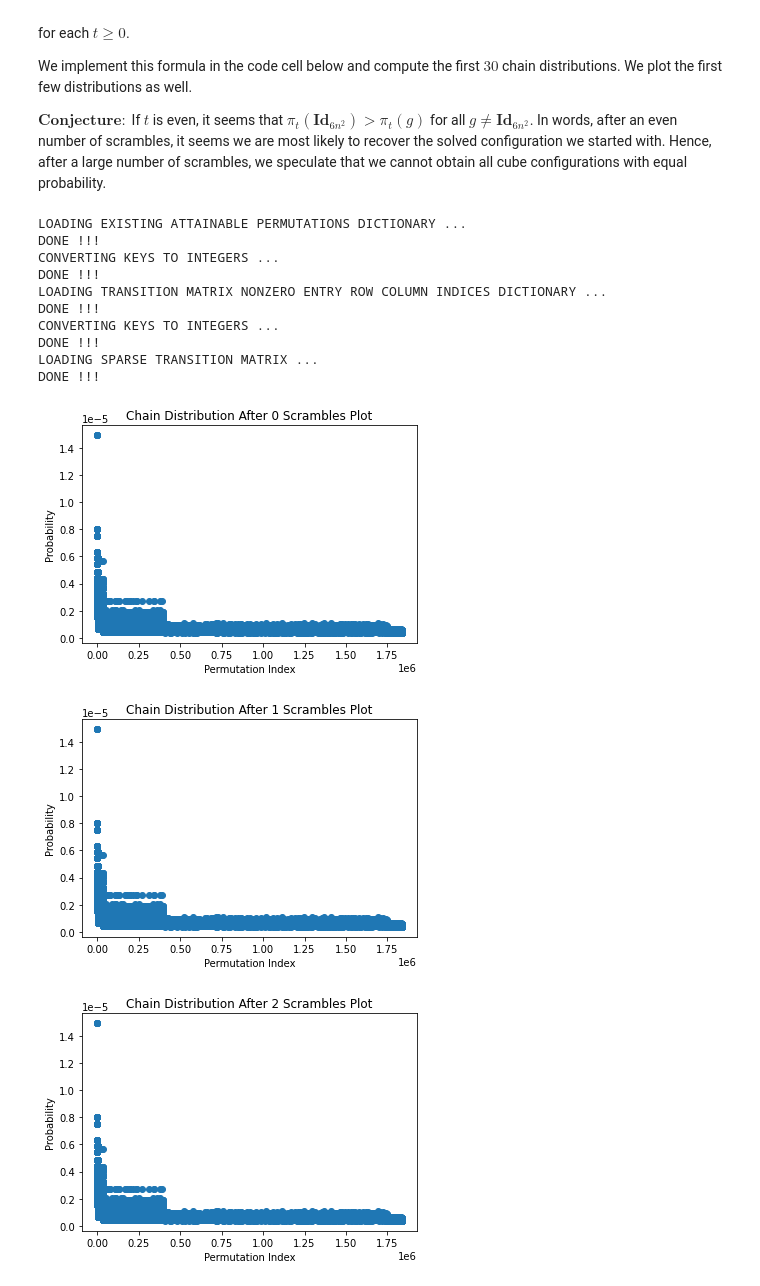
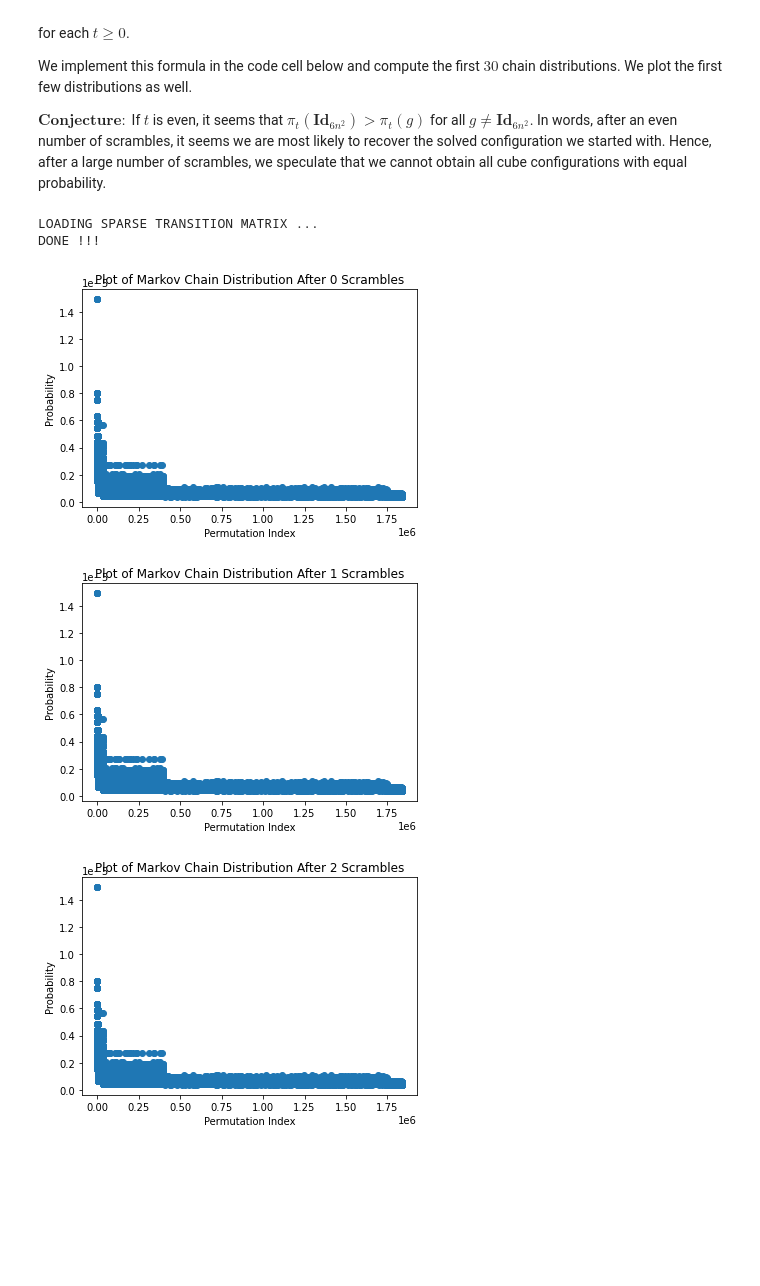
Before and after one commit to vskaush2/RubiksCubeMarkovChain, a Jupyter notebook: RubiksCubeMarkovChainDemo.ipynb, the cells around one changed output. Drawn from its saved outputs; the diff is of its cells as text; code cells hidden in the pictures; blank space fills up the shorter version.

```diff
--- a/RubiksCubeMarkovChainDemo.ipynb
+++ b/RubiksCubeMarkovChainDemo.ipynb
@@ -221,30 +213,22 @@ $\textbf{Conjecture}:$ If $t$ is even, it seems that $\pi_t \left(\textbf{Id}_{6
 # %%
 n=2
 MC=MarkovChainCalculations(n)
 t=29
 
 pis=[]
 for j in range(t+1):
     pis.append(MC.compute_chain_distribution(t))
 
 for j in range(10):
     pi=pis[j].data
     fig,ax=plt.subplots()
     ax.scatter(range(len(pi)), pi)
-    ax.set_title('Chain Distribution After {} Scrambles Plot'.format(j))
+    ax.set_title('Plot of Markov Chain Distribution After {} Scrambles'.format(j))
     ax.set_xlabel('Permutation Index')
     ax.set_ylabel('Probability')
 # %% [output]
-LOADING EXISTING ATTAINABLE PERMUTATIONS DICTIONARY ...
-DONE !!!
-CONVERTING KEYS TO INTEGERS ...
-DONE !!!
-LOADING TRANSITION MATRIX NONZERO ENTRY ROW COLUMN INDICES DICTIONARY ...
-DONE !!!
-CONVERTING KEYS TO INTEGERS ...
-DONE !!!
 LOADING SPARSE TRANSITION MATRIX ...
 DONE !!!
-[figure, old version]
+[figure, new version]
-[figure, old version]
+[figure, new version]
-[figure, old version]
+[figure, new version]
```
Also changed, not shown: parts of 7 cells of this notebook, 1 other file.
